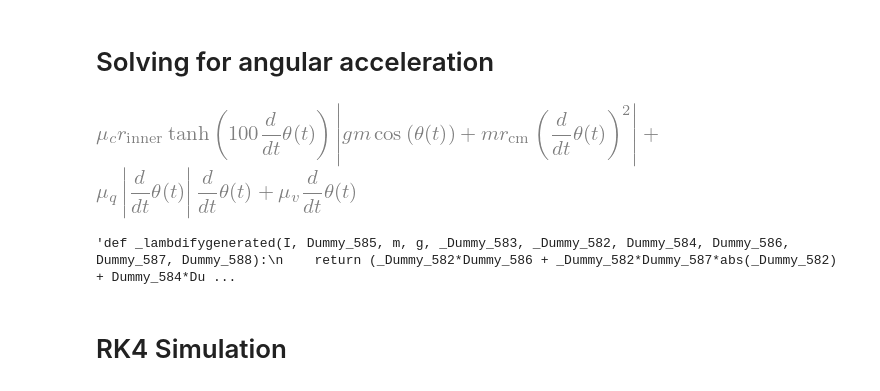
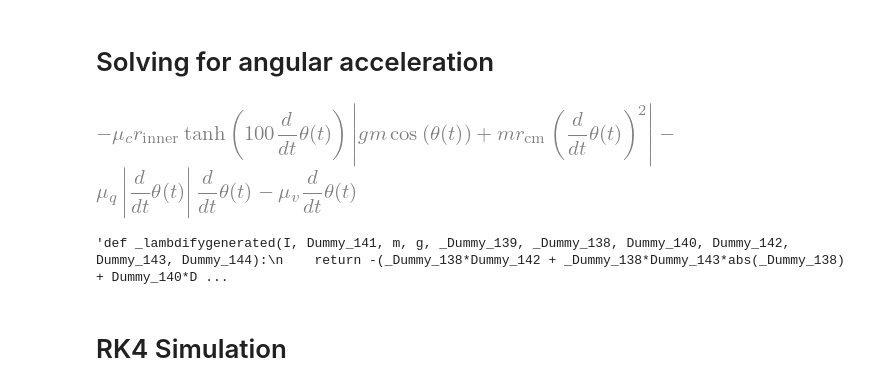
Before and after one commit to Will-Drac/double-pendulum-prediction, a Jupyter notebook: simulation/single pendulum/single_pendulum.ipynb, the cells around one changed output. Cells and saved outputs as stored; diff of their text form; code cells hidden in the pictures.

Commit message:
prepared single pendulum parameter determination for friction

```diff
--- a/simulation/single pendulum/single_pendulum.ipynb
+++ b/simulation/single pendulum/single_pendulum.ipynb
@@ -21,11 +21,11 @@ V = -m*g*rcm*sp.cos(theta)
 L = T - V
 # %%
 normal_force = sp.Abs(-m*rcm*theta_d*theta_d - m*g*sp.cos(theta))
-friction_forces = muv*theta_d + muq*sp.Abs(theta_d)*theta_d + muc*normal_force*r_inner*sp.tanh(theta_d * 100)
+friction_forces = -muv*theta_d - muq*sp.Abs(theta_d)*theta_d - muc*normal_force*r_inner*sp.tanh(theta_d * 100)
 
 friction_forces
 # %% [output]
-[figure, old version]
+[figure, new version]
 # %%
 eq_motion = sp.Equality(
     sp.diff(
@@ -42,7 +42,7 @@ acc_func = sp.lambdify((I, rcm, m, g, theta, theta_d, r_inner, muv, muq, muc), a
 
 inspect.getsource(acc_func)
 # %% [output]
-'def _lambdifygenerated(I, Dummy_585, m, g, _Dummy_583, _Dummy_582, Dummy_584, Dummy_586, Dummy_587, Dummy_588):\n    return (_Dummy_582*Dummy_586 + _Dummy_582*Dummy_587*abs(_Dummy_582) + Dummy_584*Du ...
+'def _lambdifygenerated(I, Dummy_141, m, g, _Dummy_139, _Dummy_138, Dummy_140, Dummy_142, Dummy_143, Dummy_144):\n    return -(_Dummy_138*Dummy_142 + _Dummy_138*Dummy_143*abs(_Dummy_138) + Dummy_140*D ...
 # %% [markdown]
 # RK4 Simulation
 # %%
```
Also changed, not shown: parts of 3 cells of this notebook, 1 other file.
